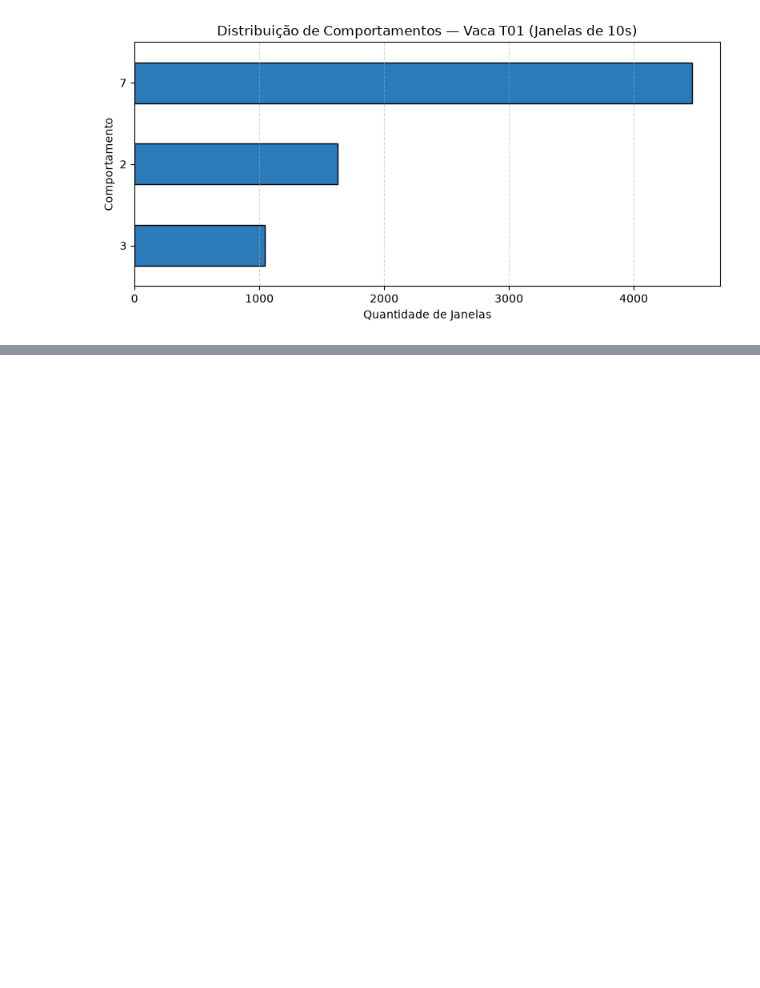
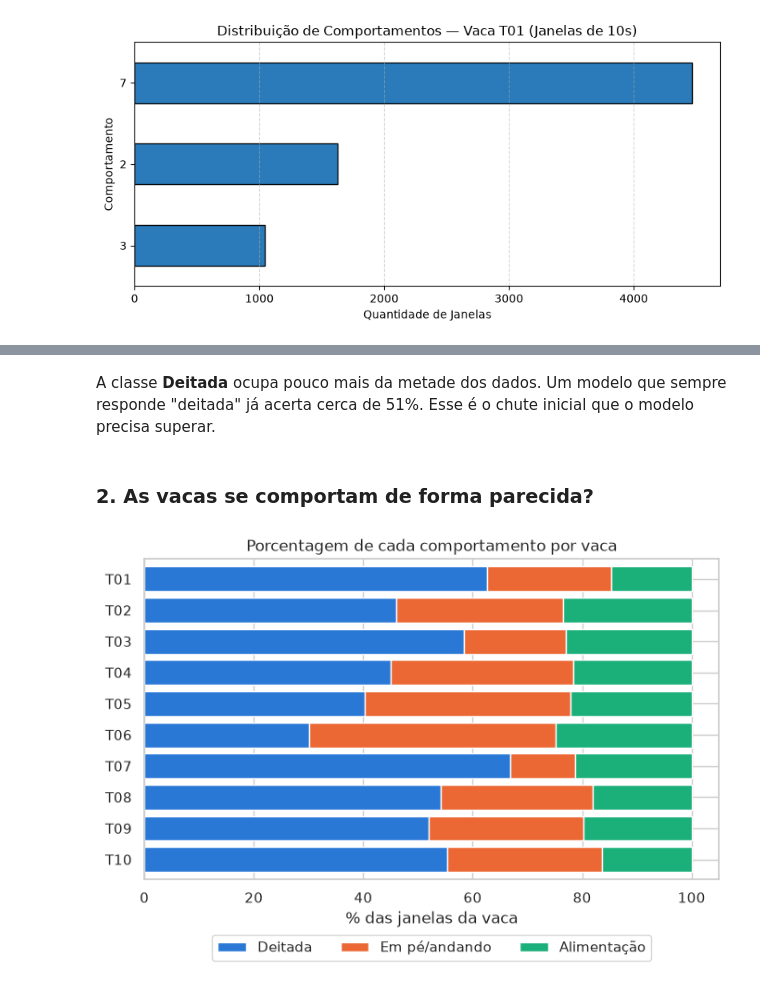
Before and after one commit to maicongiehl/unijui-pcd-cow-behavior-classification, a Jupyter notebook: inspect.ipynb, the cells around one changed output, grey strips where cells are left out. Cells and saved outputs as stored; diff of their text form; code cells hidden in the pictures; blank space fills up the shorter version.

```diff
--- a/inspect.ipynb
+++ b/inspect.ipynb
@@ -49,0 +119,20 @@ behavior
+# %% [markdown]
+A classe **Deitada** ocupa pouco mais da metade dos dados. Um modelo que sempre responde "deitada" já acerta cerca de 51%. Esse é o chute inicial que o modelo precisa superar.
+# %% [markdown]
+### 2. As vacas se comportam de forma parecida?
+# %%
+# 1. Calcular, para cada vaca, a porcentagem de tempo em cada comportamento
+por_vaca = pd.crosstab(df["vaca_id"], df["comportamento"], normalize="index") * 100
+por_vaca = por_vaca[ordem]
+
+# 2. Plotar barras empilhadas (cada barra soma 100%)
+por_vaca.plot(kind="barh", stacked=True, color=lista_cores, figsize=(8, 4.5), width=0.8)
+plt.gca().invert_yaxis()
+plt.title("Porcentagem de cada comportamento por vaca")
+plt.xlabel("% das janelas da vaca")
+plt.ylabel("")
+plt.legend(ncol=3, loc="upper center", bbox_to_anchor=(0.5, -0.15))
+plt.savefig("figuras/02_comportamento_por_vaca.png", dpi=150, bbox_inches="tight")
+plt.show()
+# %% [output]
+[figure, added]
```
Also changed, not shown: parts of 18 cells of this notebook, 4 other files.
